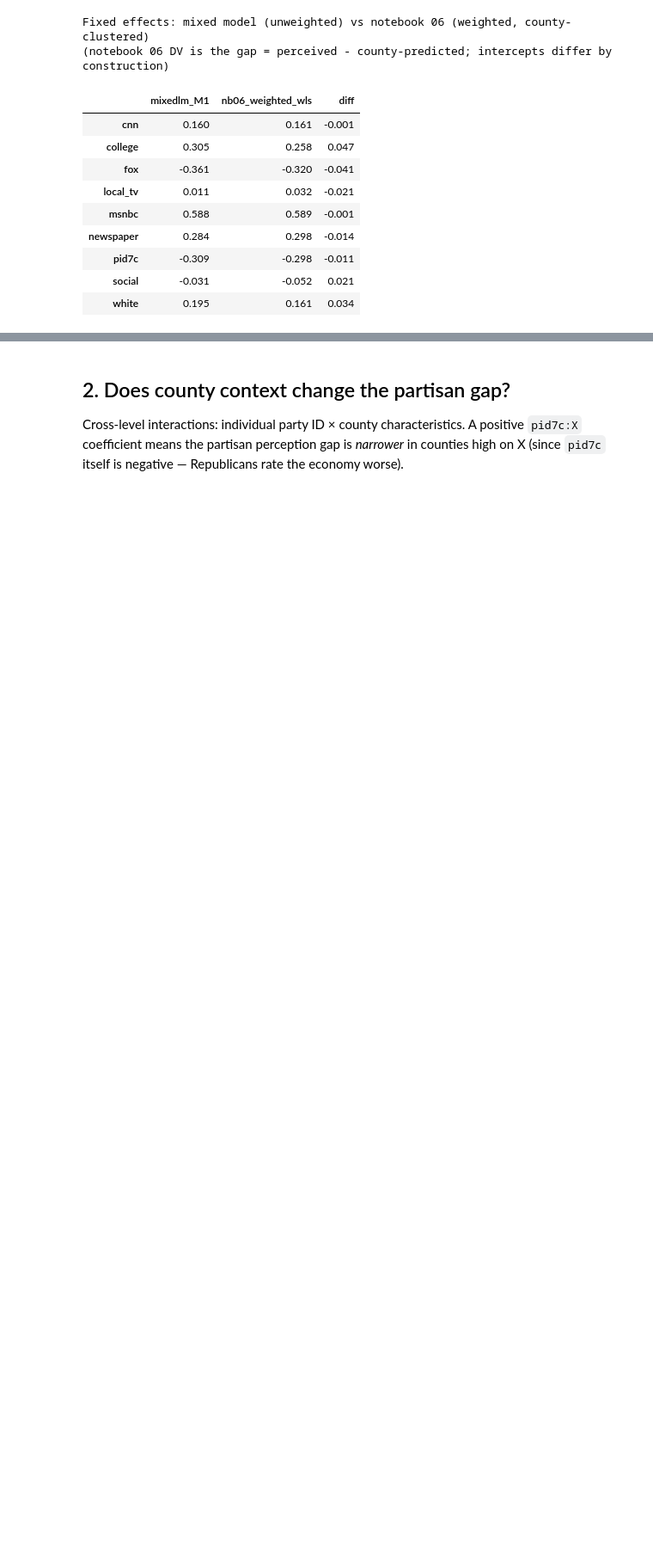
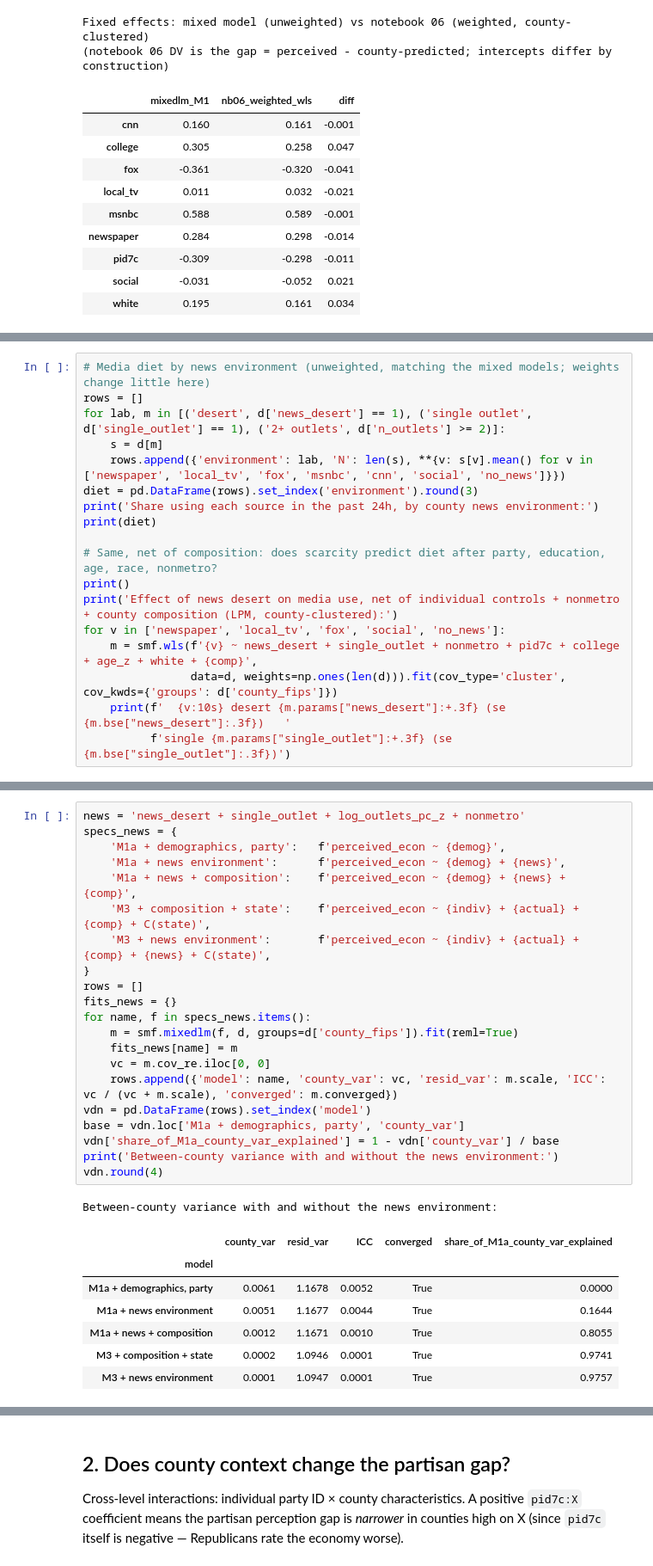
Before and after one commit to Jarmsy/2024-dnc-campaign-autopsy, a Jupyter notebook: notebooks/07_multilevel_model.ipynb, the cells around one changed output, grey strips where cells are left out. Shown at 86% size. Saved outputs shown, nothing was run; the diff lists cells and outputs as text; blank space fills up the shorter version.

```diff
--- a/notebooks/07_multilevel_model.ipynb
+++ b/notebooks/07_multilevel_model.ipynb
@@ -130,0 +166,18 @@ Fixed effects: mixed model (unweighted) vs notebook 06 (weighted, county-cluster
+# %%
+# Media diet by news environment (unweighted, matching the mixed models; weights change little here)
+rows = []
+for lab, m in [('desert', d['news_desert'] == 1), ('single outlet', d['single_outlet'] == 1), ('2+ outlets', d['n_outlets'] >= 2)]:
+    s = d[m]
+    rows.append({'environment': lab, 'N': len(s), **{v: s[v].mean() for v in ['newspaper', 'local_tv', 'fox', 'msnbc', 'cnn', 'social', 'no_news']}})
+diet = pd.DataFrame(rows).set_index('environment').round(3)
+print('Share using each source in the past 24h, by county news environment:')
+print(diet)
+
+# Same, net of composition: does scarcity predict diet after party, education, age, race, nonmetro?
+print()
+print('Effect of news desert on media use, net of individual controls + nonmetro + county composition (LPM, county-clustered):')
+for v in ['newspaper', 'local_tv', 'fox', 'social', 'no_news']:
+    m = smf.wls(f'{v} ~ news_desert + single_outlet + nonmetro + pid7c + college + age_z + white + {comp}',
+                data=d, weights=np.ones(len(d))).fit(cov_type='cluster', cov_kwds={'groups': d['county_fips']})
+    print(f'  {v:10s} desert {m.params["news_desert"]:+.3f} (se {m.bse["news_desert"]:.3f})   '
+          f'single {m.params["single_outlet"]:+.3f} (se {m.bse["single_outlet"]:.3f})')
@@ -130,0 +204,30 @@ Fixed effects: mixed model (unweighted) vs notebook 06 (weighted, county-cluster
+# %%
+news = 'news_desert + single_outlet + log_outlets_pc_z + nonmetro'
+specs_news = {
+    'M1a + demographics, party':   f'perceived_econ ~ {demog}',
+    'M1a + news environment':      f'perceived_econ ~ {demog} + {news}',
+    'M1a + news + composition':    f'perceived_econ ~ {demog} + {news} + {comp}',
+    'M3 + composition + state':    f'perceived_econ ~ {indiv} + {actual} + {comp} + C(state)',
+    'M3 + news environment':       f'perceived_econ ~ {indiv} + {actual} + {comp} + {news} + C(state)',
+}
+rows = []
+fits_news = {}
+for name, f in specs_news.items():
+    m = smf.mixedlm(f, d, groups=d['county_fips']).fit(reml=True)
+    fits_news[name] = m
+    vc = m.cov_re.iloc[0, 0]
+    rows.append({'model': name, 'county_var': vc, 'resid_var': m.scale, 'ICC': vc / (vc + m.scale), 'converged': m.converged})
+vdn = pd.DataFrame(rows).set_index('model')
+base = vdn.loc['M1a + demographics, party', 'county_var']
+vdn['share_of_M1a_county_var_explained'] = 1 - vdn['county_var'] / base
+print('Between-county variance with and without the news environment:')
+vdn.round(4)
+# %% [output]
+Between-county variance with and without the news environment:
+|  | county_var | resid_var | ICC | converged | share_of_M1a_county_var_explained |
+| model |  |  |  |  |  |
+| M1a + demographics, party | 0.0061 | 1.1678 | 0.0052 | True | 0.0000 |
+| M1a + news environment | 0.0051 | 1.1677 | 0.0044 | True | 0.1644 |
+| M1a + news + composition | 0.0012 | 1.1671 | 0.0010 | True | 0.8055 |
+| M3 + composition + state | 0.0002 | 1.0946 | 0.0001 | True | 0.9741 |
+| M3 + news environment | 0.0001 | 1.0947 | 0.0001 | True | 0.9757 |
```
Also changed, not shown: parts of 13 cells of this notebook.
